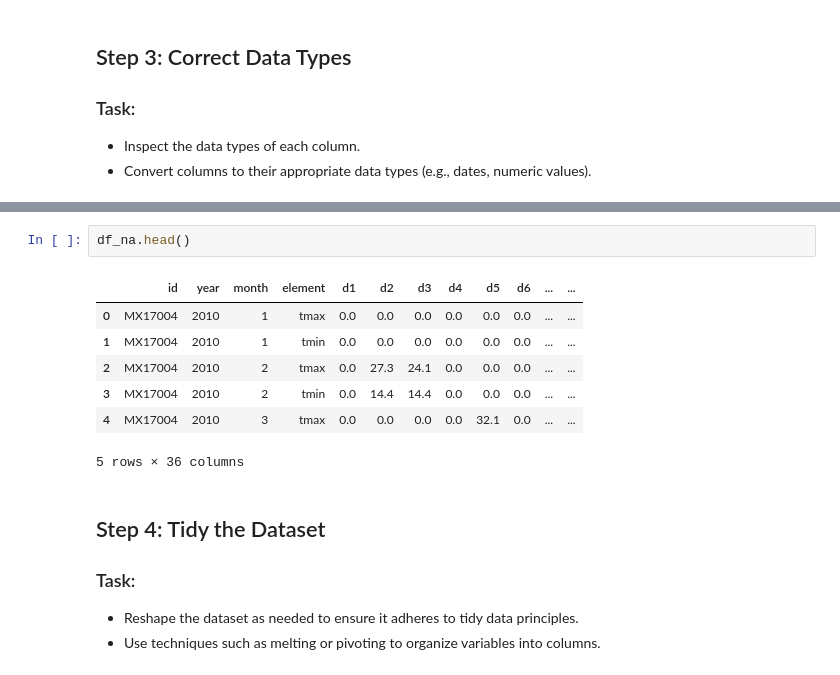
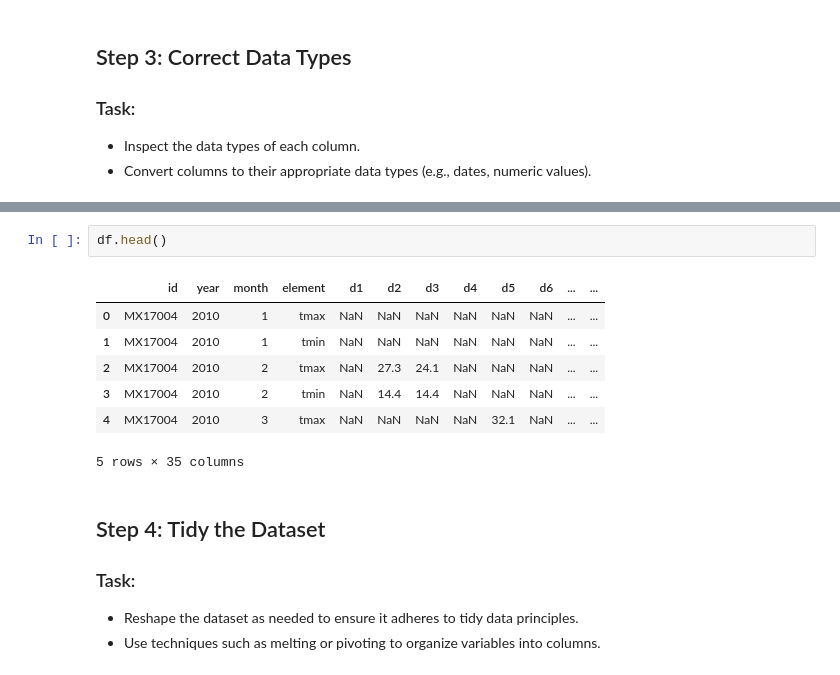
Before and after one commit to chandlershortlidge/lab-weather-data-cleaning, a Jupyter notebook: your-code/main.ipynb, the cells around one changed output, grey strips where cells are left out. Saved outputs shown, nothing was run; the diff lists cells and outputs as text.

```diff
--- a/your-code/main.ipynb
+++ b/your-code/main.ipynb
@@ -75,13 +123,13 @@ dtype: object
 # %%
-df_na.head()
+df.head()
 # %% [output]
 |  | id | year | month | element | d1 | d2 | d3 | d4 | d5 | d6 | ... | ... |
-| 0 | MX17004 | 2010 | 1 | tmax | 0.0 | 0.0 | 0.0 | 0.0 | 0.0 | 0.0 | ... | ... |
-| 1 | MX17004 | 2010 | 1 | tmin | 0.0 | 0.0 | 0.0 | 0.0 | 0.0 | 0.0 | ... | ... |
-| 2 | MX17004 | 2010 | 2 | tmax | 0.0 | 27.3 | 24.1 | 0.0 | 0.0 | 0.0 | ... | ... |
-| 3 | MX17004 | 2010 | 2 | tmin | 0.0 | 14.4 | 14.4 | 0.0 | 0.0 | 0.0 | ... | ... |
-| 4 | MX17004 | 2010 | 3 | tmax | 0.0 | 0.0 | 0.0 | 0.0 | 32.1 | 0.0 | ... | ... |
+| 0 | MX17004 | 2010 | 1 | tmax | NaN | NaN | NaN | NaN | NaN | NaN | ... | ... |
+| 1 | MX17004 | 2010 | 1 | tmin | NaN | NaN | NaN | NaN | NaN | NaN | ... | ... |
+| 2 | MX17004 | 2010 | 2 | tmax | NaN | 27.3 | 24.1 | NaN | NaN | NaN | ... | ... |
+| 3 | MX17004 | 2010 | 2 | tmin | NaN | 14.4 | 14.4 | NaN | NaN | NaN | ... | ... |
+| 4 | MX17004 | 2010 | 3 | tmax | NaN | NaN | NaN | NaN | 32.1 | NaN | ... | ... |
-5 rows × 36 columns
+5 rows × 35 columns
 # %% [markdown]
 
 ## Step 4: Tidy the Dataset
```
Also changed, not shown: parts of 7 cells of this notebook, 1 other file.
